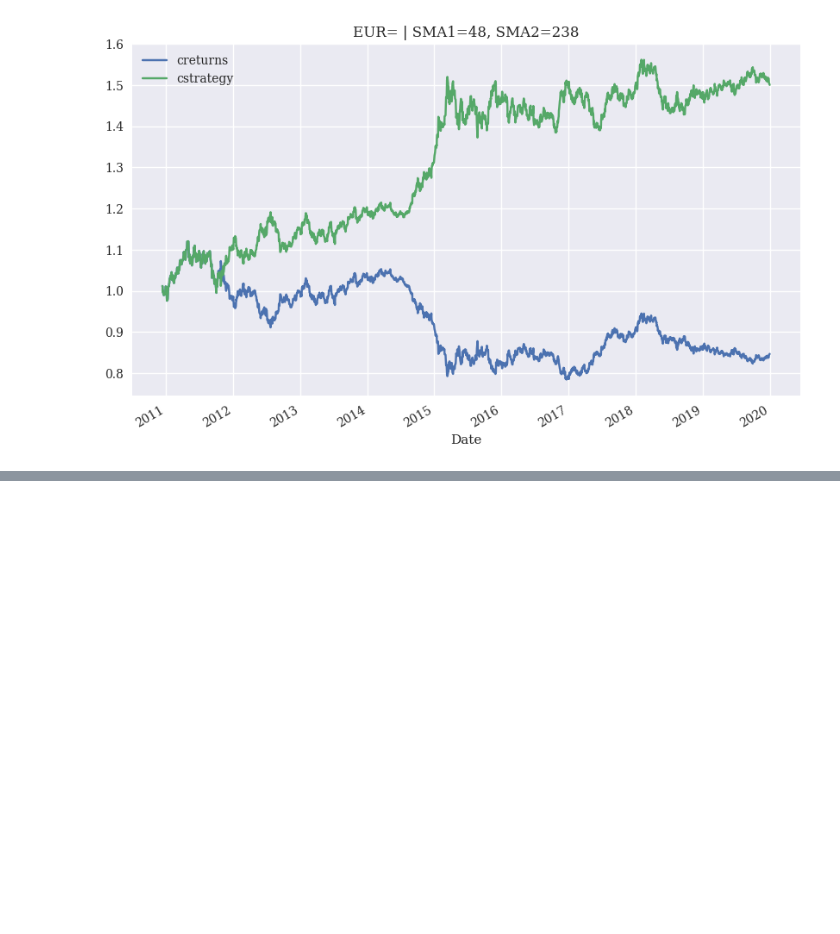
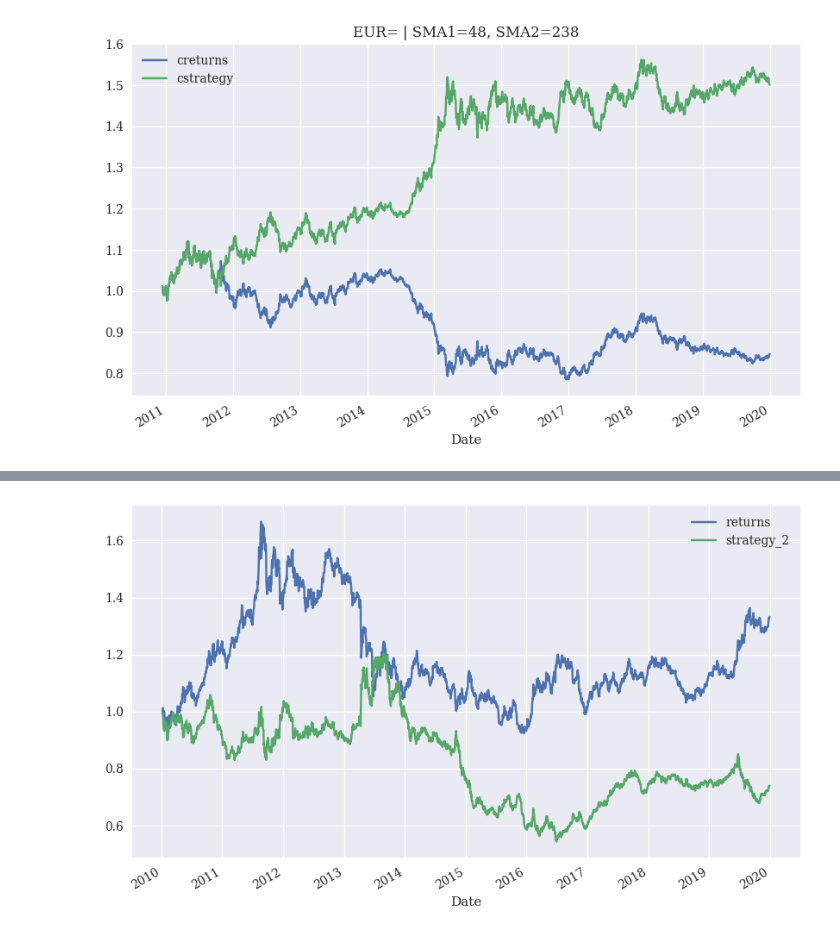
Before and after one commit to enginearn/Python_for_Algorithmic_Trading-978-4873119793, a Jupyter notebook: Chapter_04/vectors.ipynb, the cells around one changed output, grey strips where cells are left out. Cells and saved outputs as stored; diff of their text form; code cells hidden in the pictures; blank space fills up the shorter version.

```diff
--- a/Chapter_04/vectors.ipynb
+++ b/Chapter_04/vectors.ipynb
@@ -400,0 +431,8 @@ smabt.plot_results()
+# %%
+data['position_2'] = np.sign(data['returns'].rolling(2).mean())
+# %%
+data['strategy_2'] = data['position_2'].shift(1) * data['returns']
+# %%
+data[['returns', 'strategy_2']].dropna().cumsum().apply(np.exp).plot(figsize=(10, 6));
+# %% [output]
+[figure, added]
```
Also changed, not shown: parts of 22 cells of this notebook, 2 other files.
